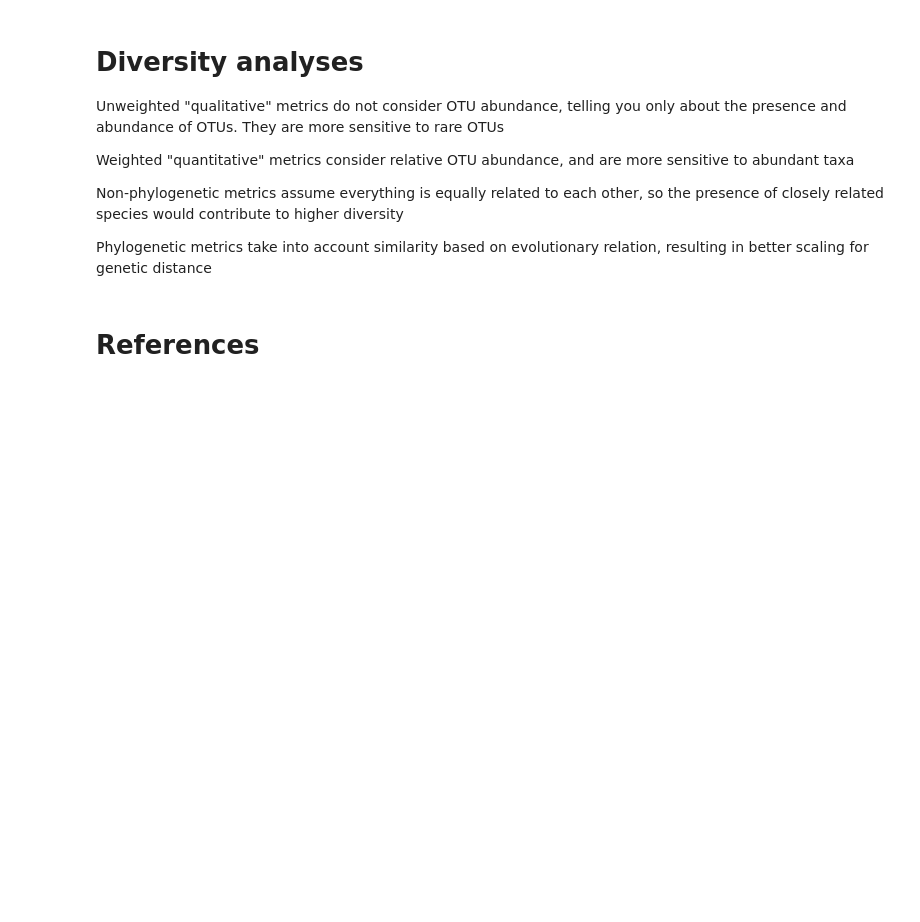
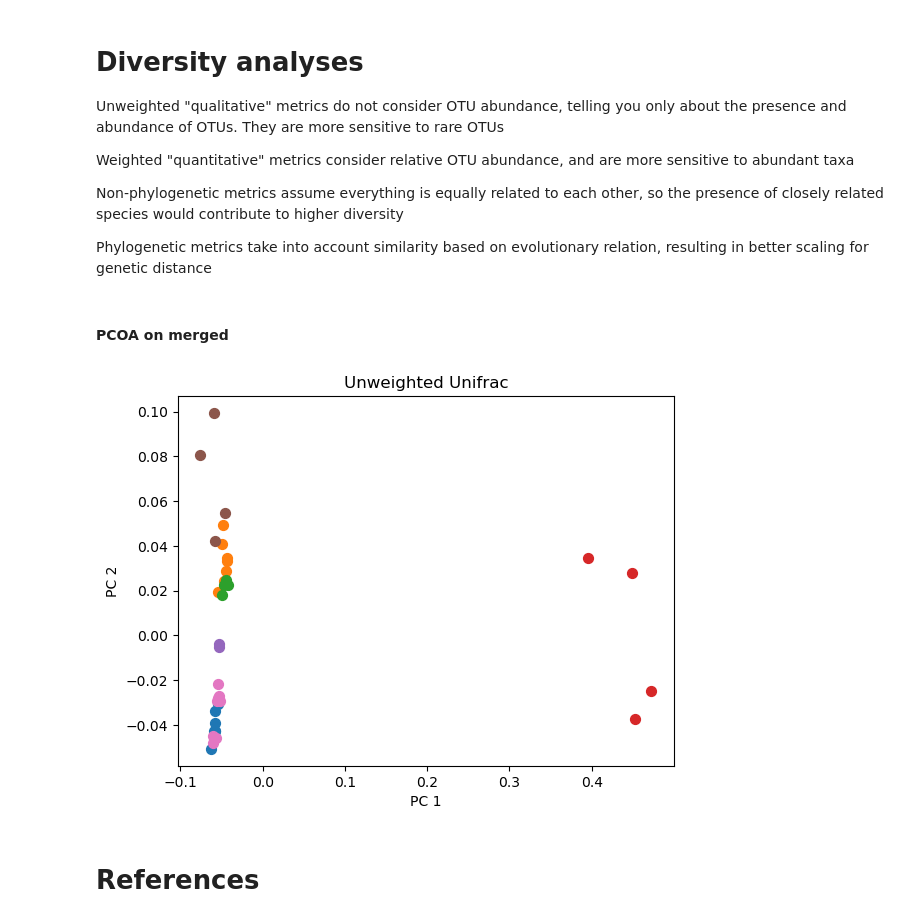
Before and after one commit to SJ-31/Cryosphere-ICCS261, a Jupyter notebook: main.ipynb, the cells around one changed output. Saved outputs shown, nothing was run; the diff lists cells and outputs as text; code cells hidden in the pictures; blank space fills up the shorter version.

Commit message:
final samples

```diff
--- a/main.ipynb
+++ b/main.ipynb
@@ -261,5 +291,31 @@ Weighted "quantitative" metrics consider relative OTU abundance, and are more se
 Non-phylogenetic metrics assume everything is equally related to each other, so the presence of closely related species would contribute to higher diversity
 
 Phylogenetic metrics take into account similarity based on evolutionary relation, resulting in better scaling for genetic distance
+# %%
+# Graphing functions
+def plot_pcoa(pcoa_data: pd.DataFrame, title: str,
+                highlight: str):
+    fig, ax = plt.subplots()
+    classes = pcoa_data[highlight]
+    for c in set(classes):
+        one_class = pcoa_data[pcoa_data[highlight] == c]
+        ax.scatter(one_class.iloc[:, 0], one_class.iloc[:, 1], s=50)
+    ax.set_xlabel('PC 1')
+    ax.set_ylabel('PC 2')
+    ax.set_title(title)
+    plt.show()
+# %% [markdown]
+#### PCOA on merged
+# %%
+# Load all pcoa artifacts into dataframes and merge with metadata
+pcoaBC = Artifact.load('results/8-Analysis/Merged/Merged-PCOA_B_braycurtis.qza').view(Metadata).to_dataframe().merge(metadata, left_index=True, right_on='sample-id')
+pcoaJ = Artifact.load('results/8-Analysis/Merged/Merged-PCOA_B_jaccard.qza').view(Metadata).to_dataframe().merge(metadata, left_index=True, right_on='sample-id')
+pcoaUU = Artifact.load('results/8-Analysis/Merged/Merged-PCOA_BPhylo_unweighted_unifrac.qza').view(Metadata).to_dataframe().merge(metadata, left_index=True, right_on='sample-id')
+pcoaNU = Artifact.load('results/8-Analysis/Merged/Merged-PCOA_BPhylo_weighted_normalized_unifrac.qza').view(Metadata).to_dataframe().merge(metadata, left_index=True, right_on='sample-id')
+pcoaWU = Artifact.load('results/8-Analysis/Merged/Merged-PCOA_BPhylo_weighted_unifrac.qza').view(Metadata).to_dataframe().merge(metadata, left_index=True, right_on='sample-id')
+
+plot_pcoa(pcoaNU, 'Unweighted Unifrac', 'Location')
+# %% [output]
+[figure, added]
 # %% [markdown]
 # References
```
Also changed, not shown: parts of 10 cells of this notebook, 8 other files.
